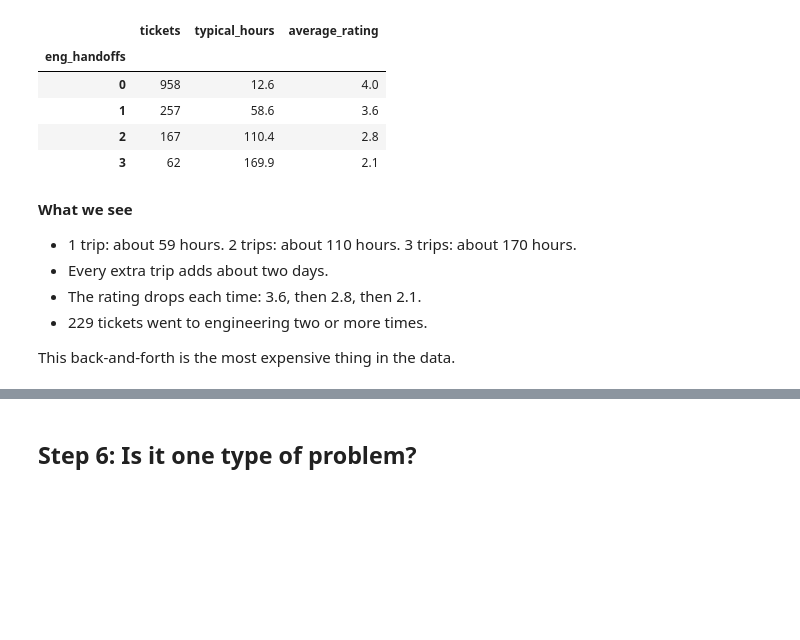
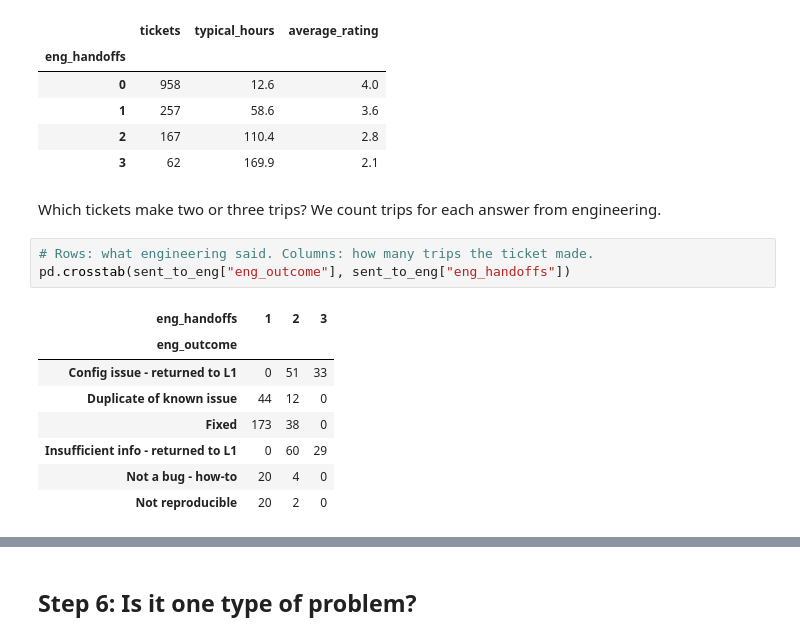
Before and after one commit to Ankur377823/rideops-escalation-check, a Jupyter notebook: notebooks/01_diagnosis.ipynb, the cells around one changed output, grey strips where cells are left out. Saved outputs shown, nothing was run; the diff lists cells and outputs as text; blank space fills up the shorter version.

```diff
--- a/notebooks/01_diagnosis.ipynb
+++ b/notebooks/01_diagnosis.ipynb
@@ -241,11 +282,16 @@ Tickets with 2 or more trips: 229
 | 2 | 167 | 110.4 | 2.8 |
 | 3 | 62 | 169.9 | 2.1 |
 # %% [markdown]
-**What we see**
-
-- 1 trip: about 59 hours. 2 trips: about 110 hours. 3 trips: about 170 hours.
-- Every extra trip adds about two days.
-- The rating drops each time: 3.6, then 2.8, then 2.1.
-- 229 tickets went to engineering two or more times.
-
-This back-and-forth is the most expensive thing in the data.
+Which tickets make two or three trips? We count trips for each answer from engineering.
+# %%
+# Rows: what engineering said. Columns: how many trips the ticket made.
+pd.crosstab(sent_to_eng["eng_outcome"], sent_to_eng["eng_handoffs"])
+# %% [output]
+| eng_handoffs | 1 | 2 | 3 |
+| eng_outcome |  |  |  |
+| Config issue - returned to L1 | 0 | 51 | 33 |
+| Duplicate of known issue | 44 | 12 | 0 |
+| Fixed | 173 | 38 | 0 |
+| Insufficient info - returned to L1 | 0 | 60 | 29 |
+| Not a bug - how-to | 20 | 4 | 0 |
+| Not reproducible | 20 | 2 | 0 |
```
Also changed, not shown: parts of 10 cells of this notebook, 2 other files.
